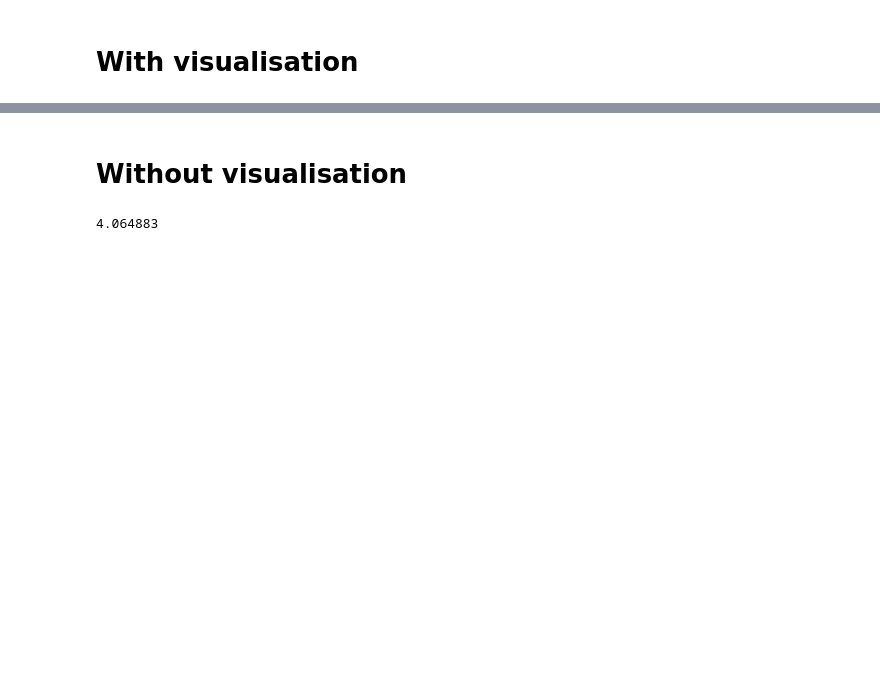
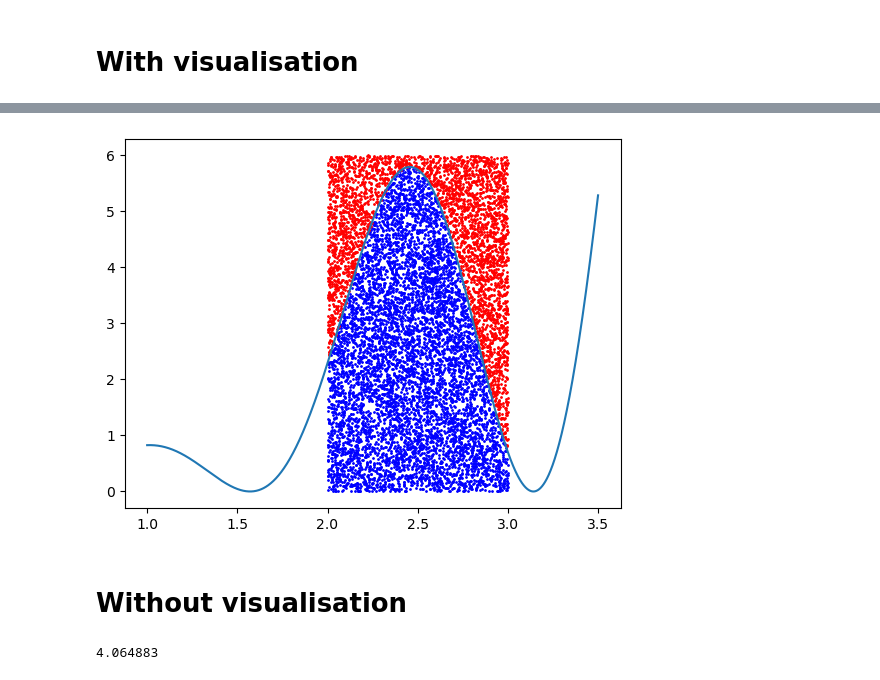
Before and after one commit to SPS-SP2273/learning-portfolio-2024-aug-FrostyWalker24, a Jupyter notebook: Application_Challenge/RC4de_Monte Carlo Integration.ipynb, the cells around one changed output, grey strips where cells are left out. Cells and saved outputs as stored; diff of their text form; code cells hidden in the pictures; blank space fills up the shorter version.

```diff
--- a/Application_Challenge/RC4de_Monte Carlo Integration.ipynb
+++ b/Application_Challenge/RC4de_Monte Carlo Integration.ipynb
@@ -1,8 +1,6 @@
 # %% [markdown]
 # With visualisation
 # %%
-%%timeit
-
 import numpy as np
 from matplotlib import pyplot as plt
 
@@ -47,13 +45,13 @@ area = (n_below/n_all) * ((x_2-x_1) * (y_2-y_1))
 
 
 # plot the graph for visualisation
-#fig, ax = plt.subplots(nrows=1, ncols=1)
+fig, ax = plt.subplots(nrows=1, ncols=1)
 
 # the function
-#ax.plot(x_axis, y_axis)
+ax.plot(x_axis, y_axis)
 # the random dots, below = blue, above = red
-#ax.scatter(x_below, y_below, color='blue', s=1)
-#ax.scatter(x_above, y_above, color='red', s=1)
+ax.scatter(x_below, y_below, color='blue', s=1)
+ax.scatter(x_above, y_above, color='red', s=1)
 
-#plt.show()
+plt.show()
 # %% [output]
@@ -61,3 +58,4 @@ area = (n_below/n_all) * ((x_2-x_1) * (y_2-y_1))
+[figure, added]
 # %% [markdown]
 # Without visualisation
 # %%
```
Also changed, not shown: parts of 24 cells of this notebook.
